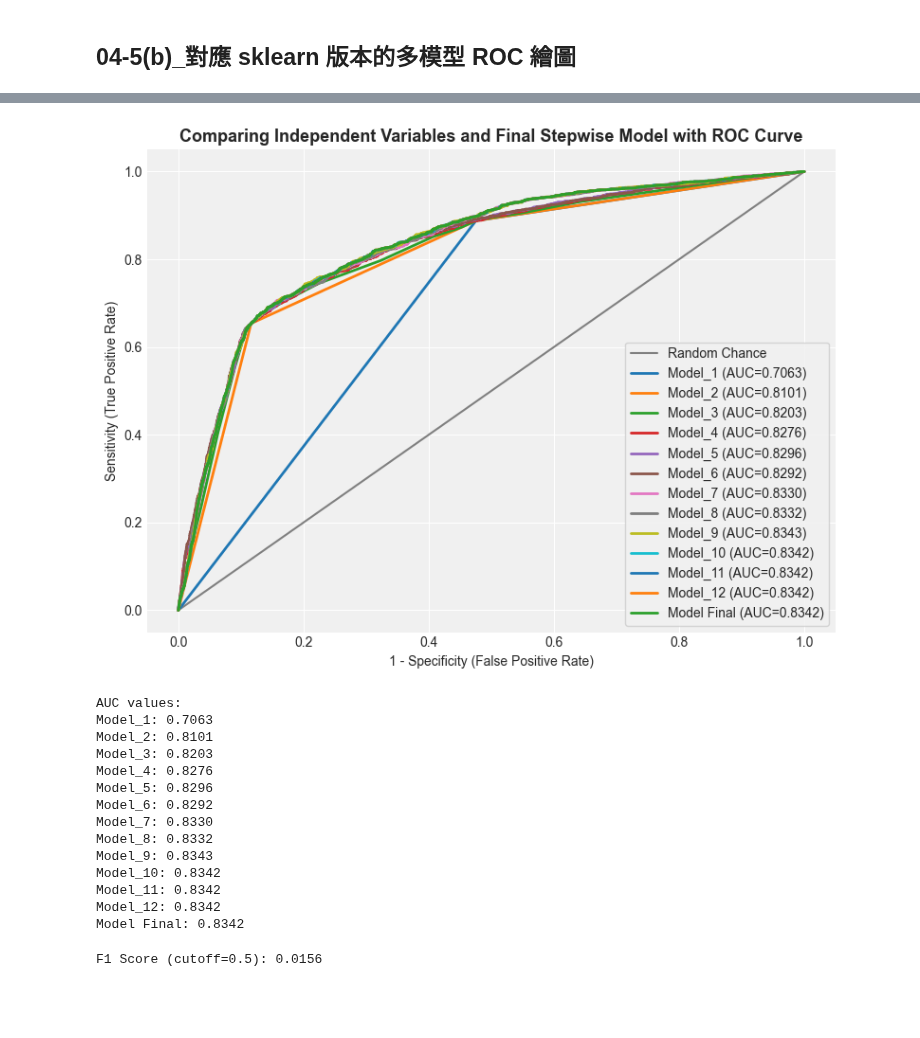
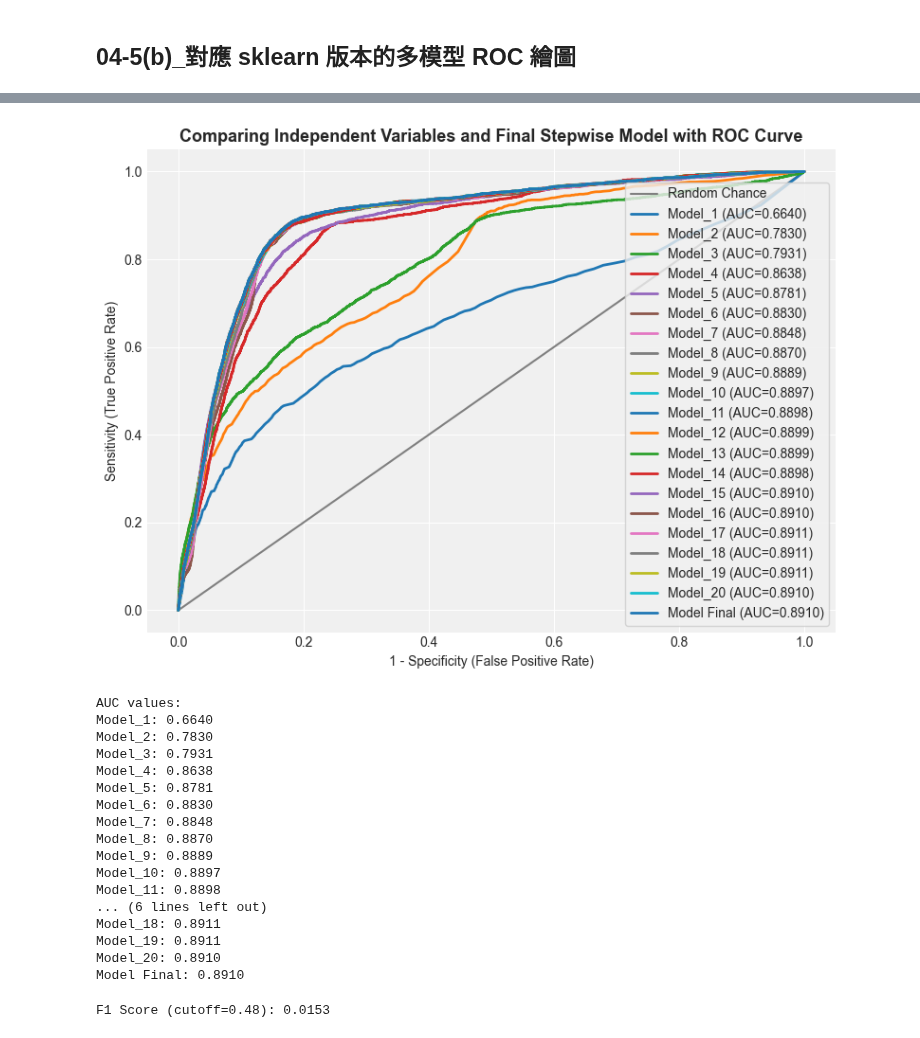
Before and after one commit to andyponn/2025_Fraud-Detection-project, a Jupyter notebook: Project(log-original).ipynb, the cells around one changed output, grey strips where cells are left out. Cells and saved outputs as stored; diff of their text form; code cells hidden in the pictures; blank space fills up the shorter version.

```diff
--- a/Project(log-original).ipynb
+++ b/Project(log-original).ipynb
@@ -823,7 +823,7 @@ print(vif_result.sort_values(by="VIF Factor", ascending=False))
 0                         const    0.000000
 # %%
 ##第一次處理共線性
-train_df.drop(columns=["merchant_state_missing_flag","yearly_income"], inplace=True)
+train_df.drop(columns=["card_number"], inplace=True)
 #再重跑一次VIF
 # %%
 vif_result = calculate_vif(train_df)
@@ -831,0 +850,5 @@ print(vif_result.sort_values(by="VIF Factor", ascending=False))
+# %%
+##第2次處理共線性
+train_df.drop(columns=["merchant_state_missing_flag","per_capita_income"], inplace=True)
+vif_result = calculate_vif(train_df)
+print(vif_result.sort_values(by="VIF Factor", ascending=False))
@@ -831,0 +873,5 @@ print(vif_result.sort_values(by="VIF Factor", ascending=False))
+# %%
+##第3次處理共線性
+train_df.drop(columns=["zip_missing_flag"], inplace=True)
+vif_result = calculate_vif(train_df)
+print(vif_result.sort_values(by="VIF Factor", ascending=False))
@@ -2113,7 +2179,8 @@ Final Model (26vars): 0.8315
 # %% [markdown]
 ## 04-5(a)_ Model BY SkLEARN
 # %%
-included=['use_chip_Swipe Transaction', 'use_chip_Chip Transaction', 'num_credit_cards', 'credit_limit', 'errors_missing_flag', 'per_capita_income', 'has_chip_YES', 'client_id_x', 'card_type_Debit', 'card_id', 'longitude', 'latitude']
+included=['amount', 'use_chip_Swipe Transaction', 'transaction_id', 'zip', 'longitude', 'use_chip_Chip Transaction', 'merchant_id', 'credit_limit', 'num_credit_cards', 'errors_missing_flag', 'yearly_income', 'client_id_x', 'latitude', 'mcc_code', 'has_chip_YES', 'credit_score', 'card_type_Credit', 'retirement_age', 'card_type_Debit', 'total_debt', 'card_brand_Visa']
+#['use_chip_Swipe Transaction', 'use_chip_Chip Transaction', 'num_credit_cards', 'credit_limit', 'errors_missing_flag', 'per_capita_income', 'has_chip_YES', 'client_id_x', 'card_type_Debit', 'card_id', 'longitude', 'latitude']
 # %%
 import pandas as pd
 import numpy as np
@@ -2557,36 +2627,39 @@ Model Final: 0.8342
 # %%
-# 移除重複模型（例如 Model_23）
-#duplicate_index = model_names.index("Model_23")
-#del models[duplicate_index]
-#del scalers[duplicate_index]
-#del included_var_sets[duplicate_index]
-#del model_names[duplicate_index]
+# 移除重複模型（例如 Model_21）
+duplicate_index = model_names.index("Model_21")
+del models[duplicate_index]
+del scalers[duplicate_index]
+del included_var_sets[duplicate_index]
+del model_names[duplicate_index]
 
 # 🔹 繪製多模型 ROC 比較圖
 plot_multiple_roc_sklearn(
     models=models,
     scalers=scalers,
     model_names=model_names,
     test_df=test_df,
     included_var_sets=included_var_sets,
     target_col="is_fraud"
 )
 # %% [output]
-[figure, old version]
+[figure, new version]
 AUC values:
-Model_1: 0.7063
-Model_2: 0.8101
-Model_3: 0.8203
-Model_4: 0.8276
-Model_5: 0.8296
-Model_6: 0.8292
-Model_7: 0.8330
-Model_8: 0.8332
-Model_9: 0.8343
-Model_10: 0.8342
-Model_11: 0.8342
-Model_12: 0.8342
-Model Final: 0.8342
+Model_1: 0.6640
+Model_2: 0.7830
+Model_3: 0.7931
+Model_4: 0.8638
+Model_5: 0.8781
+Model_6: 0.8830
+Model_7: 0.8848
+Model_8: 0.8870
+Model_9: 0.8889
+Model_10: 0.8897
+Model_11: 0.8898
+... (6 lines left out)
+Model_18: 0.8911
+Model_19: 0.8911
+Model_20: 0.8910
+Model Final: 0.8910
 # %%
 from sklearn.metrics import f1_score
 
@@ -2600,12 +2673,12 @@ X_test_scaled = scaler.transform(X_test)
 y_test = test_df["is_fraud"].astype(int)
 
 # 4️⃣ 模型預測機率與自訂 cutoff
-y_prob = model.predict_proba(X_test_scaled)[:, 1]
-y_pred_custom = (y_prob >= 0.5).astype(int)
+y_prob =  skmodel.predict_proba(X_test_scaled)[:, 1]
+y_pred_custom = (y_prob >= 0.48).astype(int)
 
 # 5️⃣ 計算 F1-score
 f1 = f1_score(y_test, y_pred_custom)
 
-print("F1 Score (cutoff=0.5):", round(f1, 4))
+print("F1 Score (cutoff=0.48):", round(f1, 4))
 # %% [output]
-F1 Score (cutoff=0.5): 0.0156
+F1 Score (cutoff=0.48): 0.0153
```
Also changed, not shown: parts of 18 cells of this notebook.
